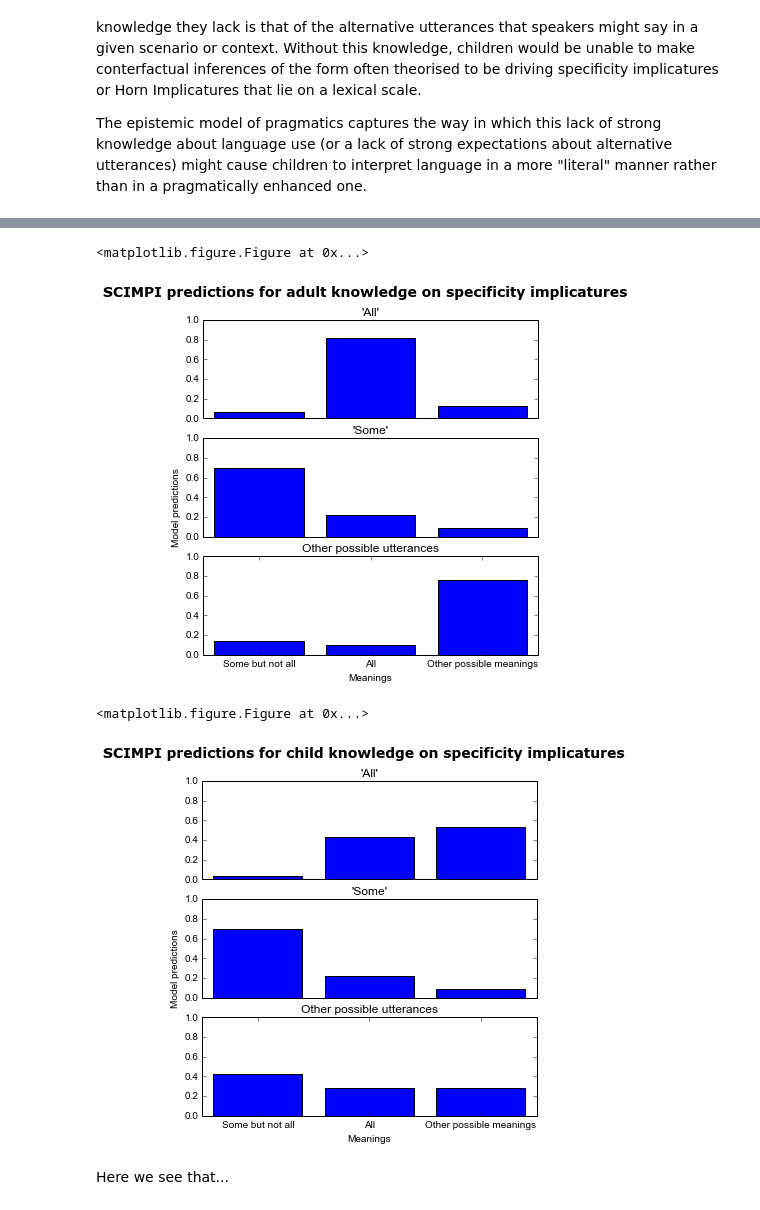
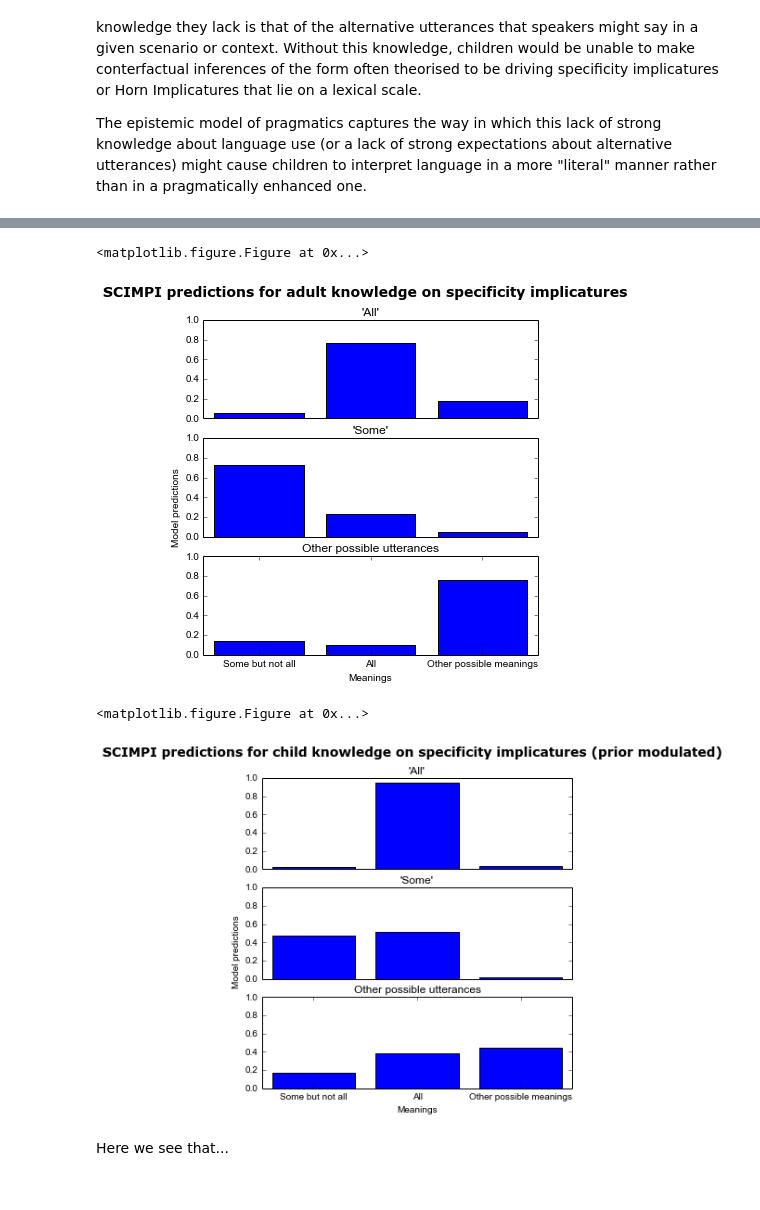
Before and after one commit to Epist/EpistemicPragmatics, a Jupyter notebook: Examples for paper.ipynb, the cells around one changed output, grey strips where cells are left out. Cells and saved outputs as stored; diff of their text form; code cells hidden in the pictures.

Commit message:
Got developmental SCIMPI working

```diff
--- a/Examples for paper.ipynb
+++ b/Examples for paper.ipynb
@@ -401,10 +401,10 @@ The epistemic model of pragmatics captures the way in which this lack of strong
 # %%
 #Developmental model
 
-reasonableMapsAdult=np.array([[0.05,0.8,0.15],[0.65,0.25,0.1], [0.1,0.1,0.8]])
-reasonableMapsChild=np.array([[0.05,0.8,0.15],[0.65,0.25,0.1], [0.8,0.1,0.1]])#A child who doesn't know the word "all" in relation to "some"
+reasonableMapsAdult=np.array([[0.05,0.8,0.15],[0.65,0.25,0.1], [0.15,0.05,0.8]])
+reasonableMapsChild=np.array([[0.05,0.8,0.15],[0.65,0.25,0.1], [0.15,0.05,0.8]])#A child who doesn't know the word "all" in relation to "some"
 
-priorsChild=[]#Might want to change these depending on the theory
+priorsChild=[.2,0.7,0.1]#Might want to change these depending on the theory
 
 means=["Some but not all", "All", "Other possible meanings"]
 #Justify the auxilliary thing by arguing that it represents the joint contribution of other things that might be communicated
@@ -414,7 +414,7 @@ utts=["\'All\'", "\'Some\'", "Other possible utterances"]
 #Might want to include a meaning for "some and possibly including all"
 
 epistTestAdult = PragmaticModel(modelType="BeliefDecay", mappings=reasonableMapsAdult, beliefStrength=1, meanings=means, utterances=utts)
-epistTestChild = PragmaticModel(modelType="BeliefDecay", mappings=reasonableMapsChild, beliefStrength=1, meanings=means, utterances=utts)
+epistTestChild = PragmaticModel(modelType="BeliefDecay", mappings=reasonableMapsChild, beliefStrength=1, meaningPriors=priorsChild, meanings=means, utterances=utts)
 
 adultPreds=epistTestAdult.iterate(2)
 childPreds=epistTestChild.iterate(2)
@@ -425,7 +425,7 @@ reload(util)
 from utilities import gridPlotPredictions
 
 gridPlotPredictions(epistTestAdult, adultPreds, "SCIMPI predictions for adult knowledge on specificity implicatures")
-gridPlotPredictions(epistTestChild, childPreds, "SCIMPI predictions for child knowledge on specificity implicatures")
+gridPlotPredictions(epistTestChild, childPreds, "SCIMPI predictions for child knowledge on specificity implicatures (prior modulated)")
 # %% [output]
 ------------------------------------------------------------------------------------------------------
 SCIMPI predictions for adult knowledge on specificity implicatures
@@ -443,6 +443,6 @@ SCIMPI predictions for child knowledge on specificity implicatures
 <matplotlib.figure.Figure at 0x...>
-[figure, old version]
+[figure, new version]
 <matplotlib.figure.Figure at 0x...>
-[figure, old version]
+[figure, new version]
 # %% [markdown]
 Here we see that...
```
Also changed, not shown: parts of 2 cells of this notebook.
